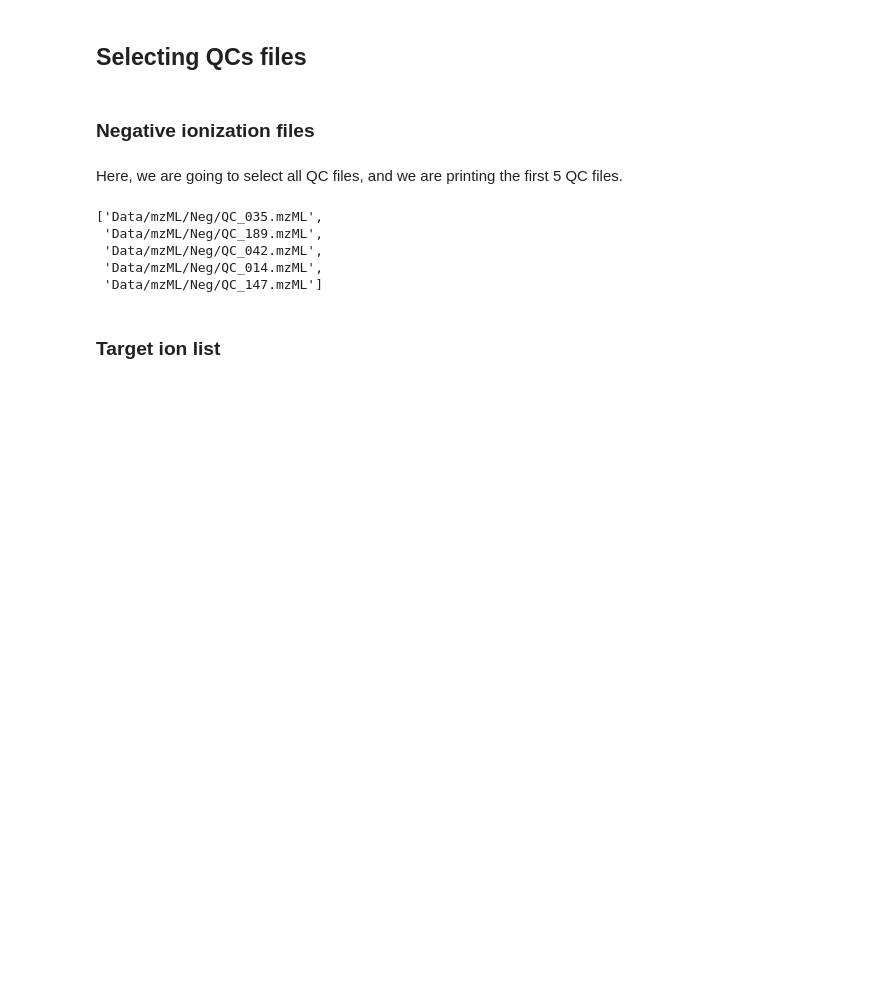
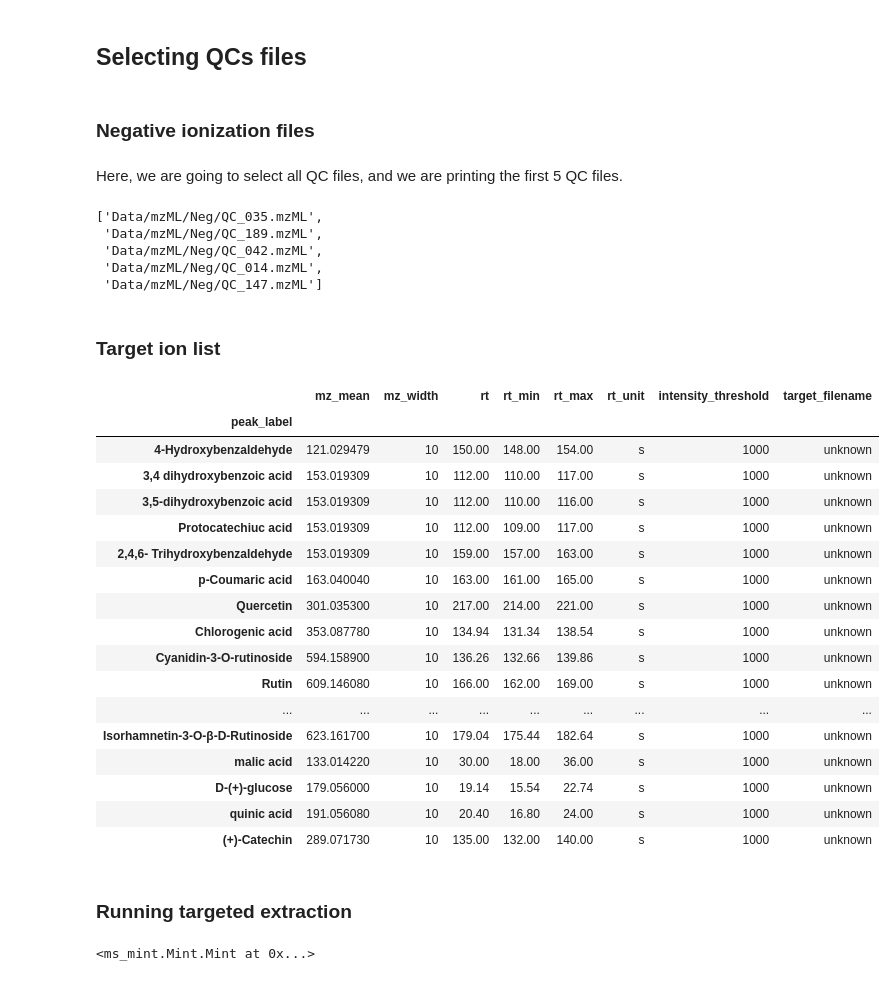
Before and after one commit to CooperstoneLab/apple_phytochemicals, a Jupyter notebook: 1_QC_targeted_integration.ipynb, the cells around one changed output. Saved outputs shown, nothing was run; the diff lists cells and outputs as text; code cells hidden in the pictures; blank space fills up the shorter version.

```diff
--- a/1_QC_targeted_integration.ipynb
+++ b/1_QC_targeted_integration.ipynb
@@ -49,3 +50,30 @@ QC_files_neg[0:5]
 ###  Target ion list
 # %%
 target_list_neg = pd.read_excel("Data/Tables/targets.xlsx", sheet_name = "target_neg")
+mint.targets = target_list_neg
+mint.targets
+# %% [output]
+|  | mz_mean | mz_width | rt | rt_min | rt_max | rt_unit | intensity_threshold | target_filename |
+| peak_label |  |  |  |  |  |  |  |  |
+| 4-Hydroxybenzaldehyde | 121.029479 | 10 | 150.00 | 148.00 | 154.00 | s | 1000 | unknown |
+| 3,4 dihydroxybenzoic acid | 153.019309 | 10 | 112.00 | 110.00 | 117.00 | s | 1000 | unknown |
+| 3,5-dihydroxybenzoic acid | 153.019309 | 10 | 112.00 | 110.00 | 116.00 | s | 1000 | unknown |
+| Protocatechiuc acid | 153.019309 | 10 | 112.00 | 109.00 | 117.00 | s | 1000 | unknown |
+| 2,4,6- Trihydroxybenzaldehyde | 153.019309 | 10 | 159.00 | 157.00 | 163.00 | s | 1000 | unknown |
+| p-Coumaric acid | 163.040040 | 10 | 163.00 | 161.00 | 165.00 | s | 1000 | unknown |
+| Quercetin | 301.035300 | 10 | 217.00 | 214.00 | 221.00 | s | 1000 | unknown |
+| Chlorogenic acid | 353.087780 | 10 | 134.94 | 131.34 | 138.54 | s | 1000 | unknown |
+| Cyanidin-3-O-rutinoside | 594.158900 | 10 | 136.26 | 132.66 | 139.86 | s | 1000 | unknown |
+| Rutin | 609.146080 | 10 | 166.00 | 162.00 | 169.00 | s | 1000 | unknown |
+| ... | ... | ... | ... | ... | ... | ... | ... | ... |
+| Isorhamnetin-3-O-β-D-Rutinoside | 623.161700 | 10 | 179.04 | 175.44 | 182.64 | s | 1000 | unknown |
+| malic acid | 133.014220 | 10 | 30.00 | 18.00 | 36.00 | s | 1000 | unknown |
+| D-(+)-glucose | 179.056000 | 10 | 19.14 | 15.54 | 22.74 | s | 1000 | unknown |
+| quinic acid | 191.056080 | 10 | 20.40 | 16.80 | 24.00 | s | 1000 | unknown |
+| (+)-Catechin | 289.071730 | 10 | 135.00 | 132.00 | 140.00 | s | 1000 | unknown |
+# %% [markdown]
+### Running targeted extraction
+# %%
+mint.run(fn = 'Results/Neg/raw_integration.csv')
+# %% [output]
+<ms_mint.Mint.Mint at 0x...>
```
Also changed, not shown: parts of 4 cells of this notebook.
